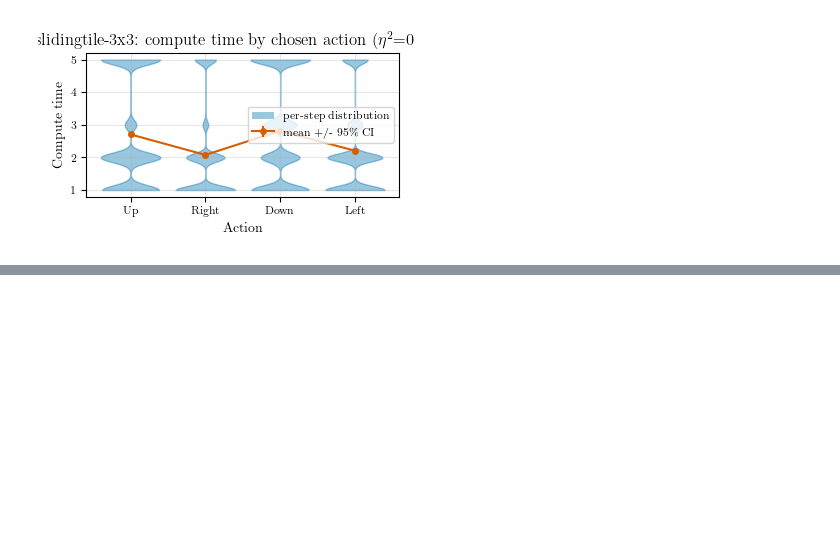
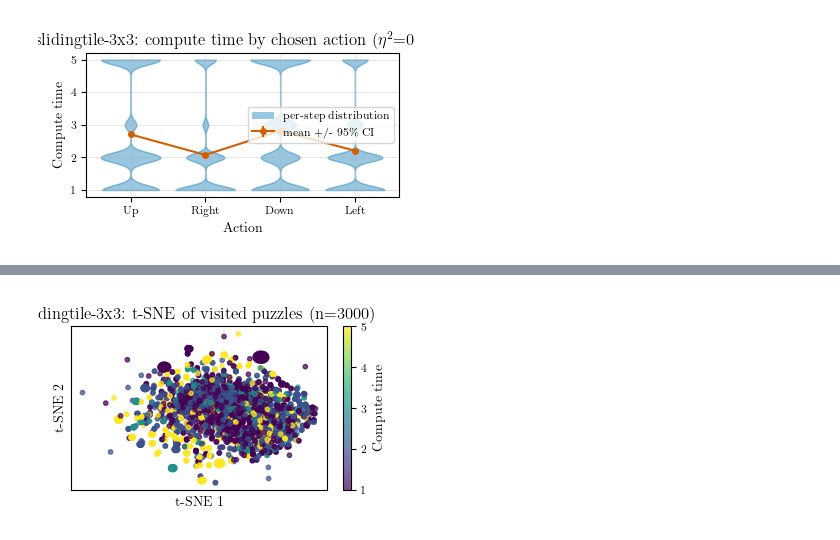
Before and after one commit to chanb/Stoix, a Jupyter notebook: ramdp_experiments/analysis-compute_time-hardness-slidingpuzzle.ipynb, the cells around one changed output, grey strips where cells are left out. Cells and saved outputs as stored; diff of their text form; code cells hidden in the pictures; blank space fills up the shorter version.

```diff
--- a/ramdp_experiments/analysis-compute_time-hardness-slidingpuzzle.ipynb
+++ b/ramdp_experiments/analysis-compute_time-hardness-slidingpuzzle.ipynb
@@ -931,0 +997,50 @@ One-way ANOVA across actions: F = 10872.362, p = 0, eta^2 = 0.0420
+# %%
+def sample_step_states(df, num_samples, rng):
+    """Randomly samples (state, compute_time) pairs, one per sampled episode
+    (for diversity across episodes rather than many steps from a few), from
+    every episode's valid per-step trajectory (see rollout_episodes) -
+    restricted to solved episodes to match build_step_dataframe's convention
+    above."""
+    solved_df = df[df["solved"]]
+    episode_indices = rng.integers(0, len(solved_df), size=num_samples)
+    states, compute_times = [], []
+    for idx in episode_indices:
+        episode_row = solved_df.iloc[idx]
+        valid_steps = np.flatnonzero(episode_row["valid_steps"])
+        step = rng.choice(valid_steps)
+        states.append(episode_row["states"][step])
+        compute_times.append(episode_row["compute_times"][step])
+    return np.stack(states), np.array(compute_times)
+
+
+rng = np.random.default_rng(0)
+step_states, step_compute_times = sample_step_states(df, TSNE_SAMPLE_SIZE, rng)
+step_states_encoded = one_hot_puzzles(step_states, GRID_SIZE)
+
+step_embedding = TSNE(n_components=2, perplexity=30, random_state=0, init="pca").fit_transform(
+    step_states_encoded
+)
+
+fig, ax = plt.subplots(figsize=set_size(doc_width_pt, fraction=0.6))
+scatter = ax.scatter(
+    step_embedding[:, 0],
+    step_embedding[:, 1],
+    c=step_compute_times,
+    cmap="viridis",
+    s=10,
+    alpha=0.7,
+)
+fig.colorbar(scatter, ax=ax, label="Compute time")
+ax.set_xlabel("t-SNE 1")
+ax.set_ylabel("t-SNE 2")
+ax.set_title(
+    f"slidingtile-{GRID_SIZE}x{GRID_SIZE}: t-SNE of visited puzzles (n={len(step_states)})"
+)
+ax.set_xticks([])
+ax.set_yticks([])
+fig.tight_layout()
+plt.savefig(
+    "analysis-tsne_visited_puzzles-slidingpuzzle.pdf", dpi=600, format="pdf", bbox_inches="tight"
+)
+# %% [output]
+[figure, added]
```
Also changed, not shown: parts of 2 cells of this notebook, 1 other file.
